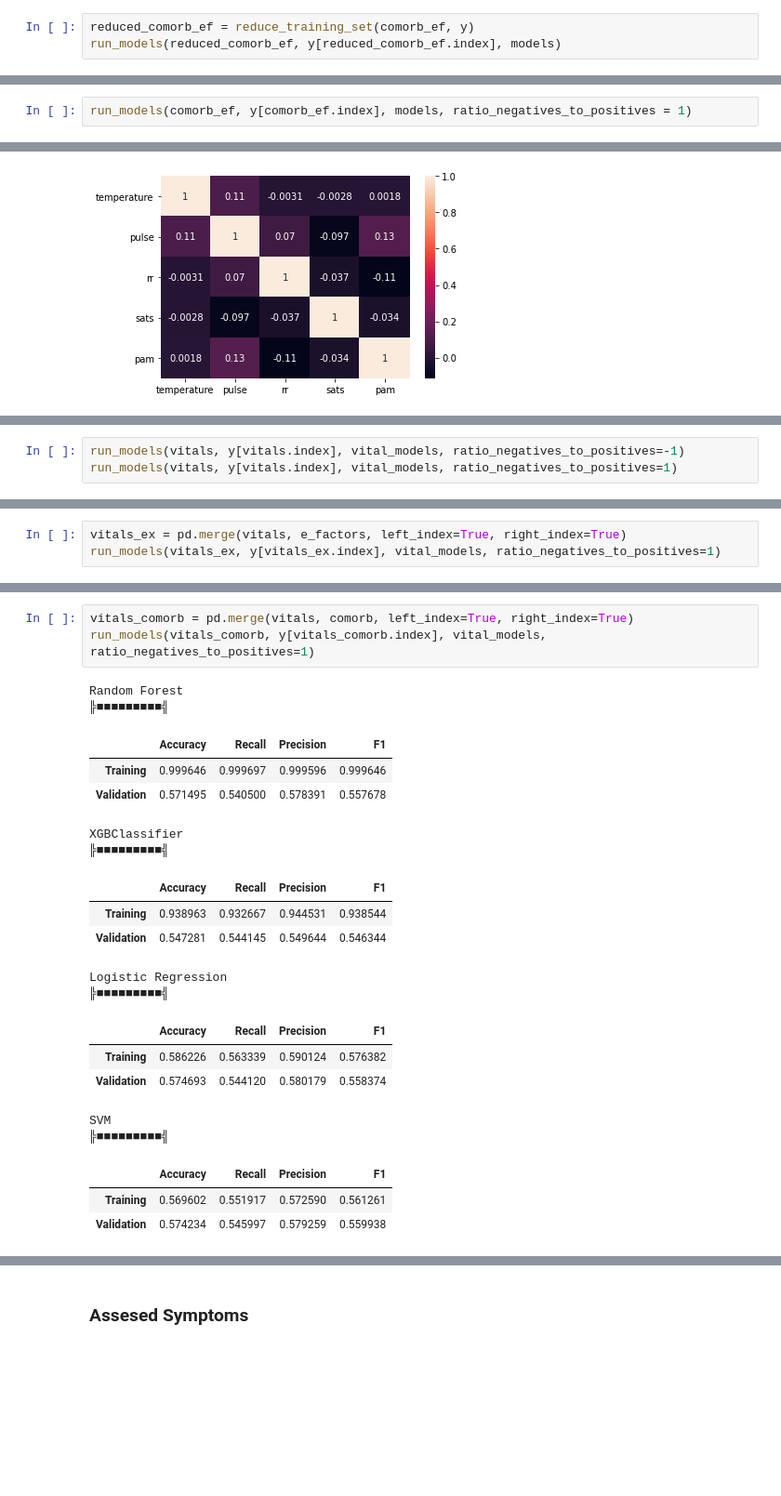
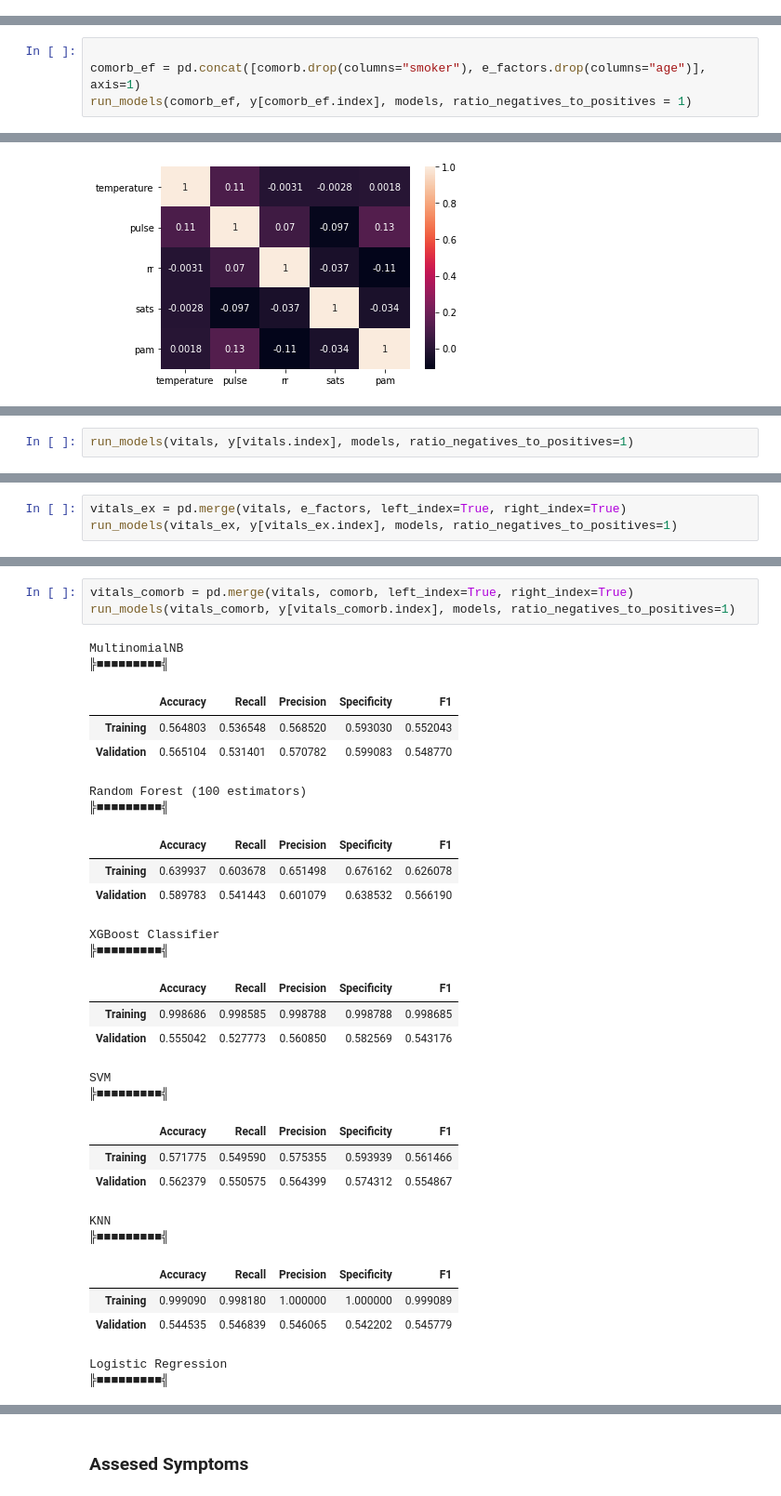
Before and after one commit to Sir-Slade/covid_prediction_project, a Jupyter notebook: PredictorExperiments.ipynb, the cells around one changed output, grey strips where cells are left out. Shown at 93% size. Drawn from its saved outputs; the diff is of its cells as text; blank space fills up the shorter version.

```diff
--- a/PredictorExperiments.ipynb
+++ b/PredictorExperiments.ipynb
@@ -402,3 +323,0 @@ KNN
-# %%
-reduced_comorb_ef = reduce_training_set(comorb_ef, y)
-run_models(reduced_comorb_ef, y[reduced_comorb_ef.index], models)
@@ -461,4 +378,6 @@ KNN
 # %%
+
+comorb_ef = pd.concat([comorb.drop(columns="smoker"), e_factors.drop(columns="age")], axis=1)
 run_models(comorb_ef, y[comorb_ef.index], models, ratio_negatives_to_positives = 1)
 # %% [output]
 MultinomialNB
@@ -578,4 +474,3 @@ vital_models = {
 # %%
-run_models(vitals, y[vitals.index], vital_models, ratio_negatives_to_positives=-1)
-run_models(vitals, y[vitals.index], vital_models, ratio_negatives_to_positives=1)
+run_models(vitals, y[vitals.index], models, ratio_negatives_to_positives=1)
 # %% [output]
@@ -613,4 +507,4 @@ XGBClassifier
 # %%
 vitals_ex = pd.merge(vitals, e_factors, left_index=True, right_index=True)
-run_models(vitals_ex, y[vitals_ex.index], vital_models, ratio_negatives_to_positives=1)
+run_models(vitals_ex, y[vitals_ex.index], models, ratio_negatives_to_positives=1)
 # %% [output]
@@ -637,24 +541,31 @@ SVM
 # %%
 vitals_comorb = pd.merge(vitals, comorb, left_index=True, right_index=True)
-run_models(vitals_comorb, y[vitals_comorb.index], vital_models, ratio_negatives_to_positives=1)
+run_models(vitals_comorb, y[vitals_comorb.index], models, ratio_negatives_to_positives=1)
 # %% [output]
-Random Forest
+MultinomialNB
 ╠■■■■■■■■■╣
-|  | Accuracy | Recall | Precision | F1 |
-| Training | 0.999646 | 0.999697 | 0.999596 | 0.999646 |
-| Validation | 0.571495 | 0.540500 | 0.578391 | 0.557678 |
+|  | Accuracy | Recall | Precision | Specificity | F1 |
+| Training | 0.564803 | 0.536548 | 0.568520 | 0.593030 | 0.552043 |
+| Validation | 0.565104 | 0.531401 | 0.570782 | 0.599083 | 0.548770 |
-XGBClassifier
+Random Forest (100 estimators)
 ╠■■■■■■■■■╣
-|  | Accuracy | Recall | Precision | F1 |
-| Training | 0.938963 | 0.932667 | 0.944531 | 0.938544 |
-| Validation | 0.547281 | 0.544145 | 0.549644 | 0.546344 |
+|  | Accuracy | Recall | Precision | Specificity | F1 |
+| Training | 0.639937 | 0.603678 | 0.651498 | 0.676162 | 0.626078 |
+| Validation | 0.589783 | 0.541443 | 0.601079 | 0.638532 | 0.566190 |
-Logistic Regression
+XGBoost Classifier
 ╠■■■■■■■■■╣
-|  | Accuracy | Recall | Precision | F1 |
-| Training | 0.586226 | 0.563339 | 0.590124 | 0.576382 |
-| Validation | 0.574693 | 0.544120 | 0.580179 | 0.558374 |
+|  | Accuracy | Recall | Precision | Specificity | F1 |
+| Training | 0.998686 | 0.998585 | 0.998788 | 0.998788 | 0.998685 |
+| Validation | 0.555042 | 0.527773 | 0.560850 | 0.582569 | 0.543176 |
 SVM
 ╠■■■■■■■■■╣
-|  | Accuracy | Recall | Precision | F1 |
-| Training | 0.569602 | 0.551917 | 0.572590 | 0.561261 |
-| Validation | 0.574234 | 0.545997 | 0.579259 | 0.559938 |
+|  | Accuracy | Recall | Precision | Specificity | F1 |
+| Training | 0.571775 | 0.549590 | 0.575355 | 0.593939 | 0.561466 |
+| Validation | 0.562379 | 0.550575 | 0.564399 | 0.574312 | 0.554867 |
+KNN
+╠■■■■■■■■■╣
+|  | Accuracy | Recall | Precision | Specificity | F1 |
+| Training | 0.999090 | 0.998180 | 1.000000 | 1.000000 | 0.999089 |
+| Validation | 0.544535 | 0.546839 | 0.546065 | 0.542202 | 0.545779 |
+Logistic Regression
+╠■■■■■■■■■╣
```
Also changed, not shown: parts of 37 cells of this notebook.
